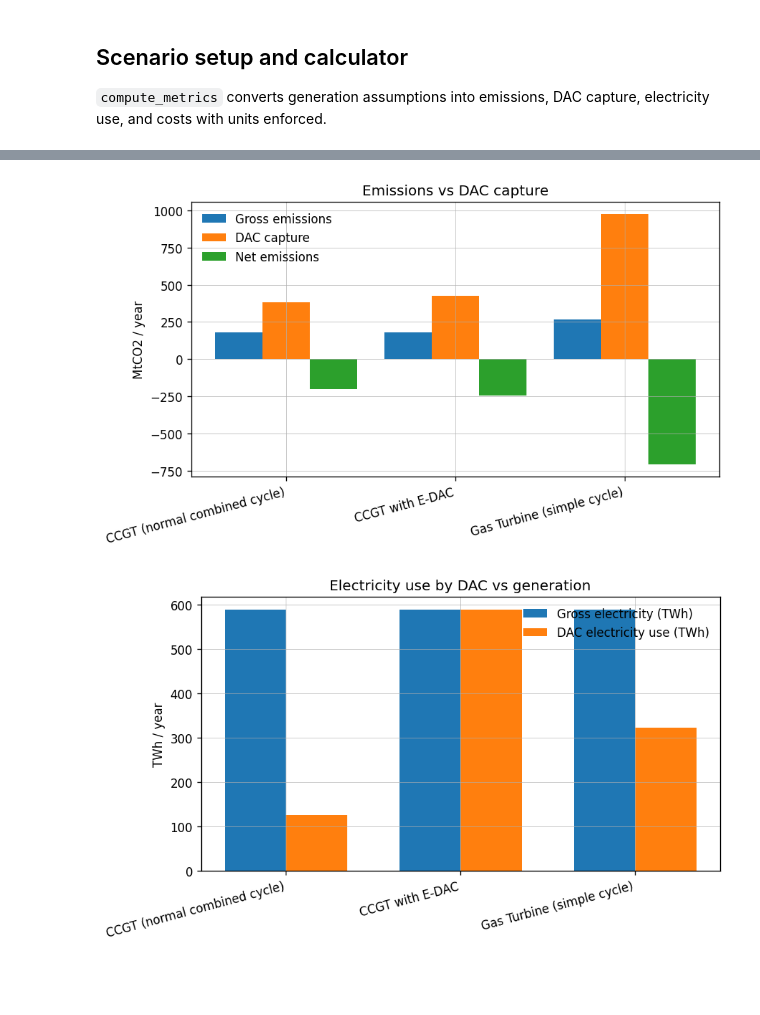
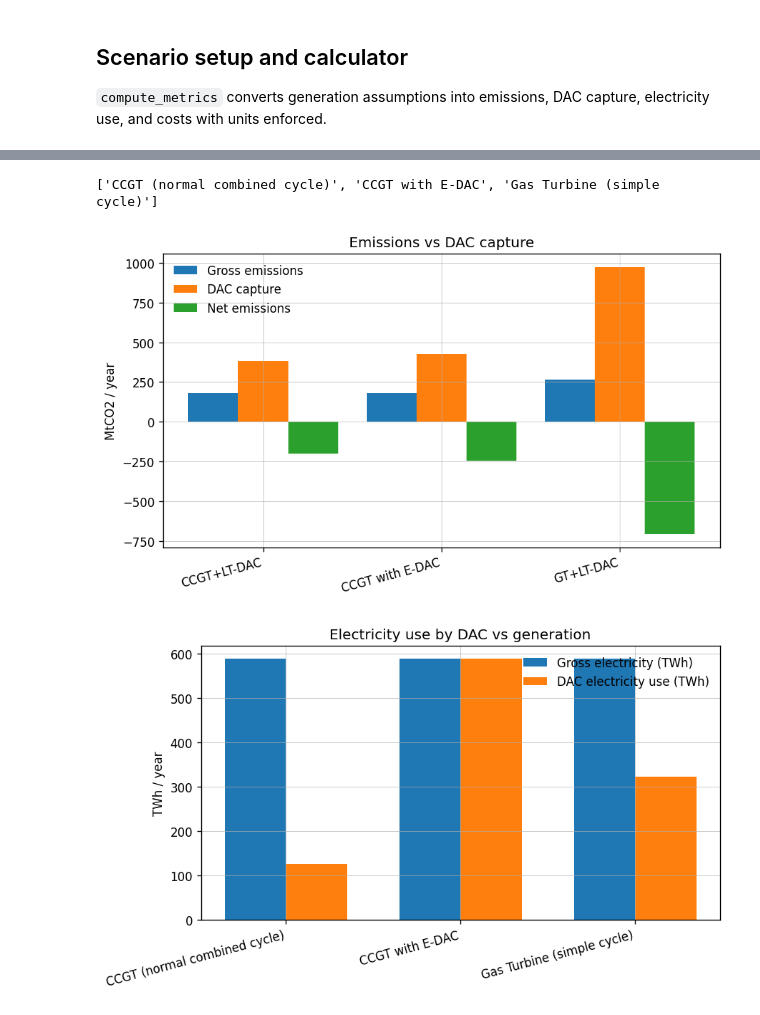
Before and after one commit to Yutong-Ren338/uk-energy-system-2050, a Jupyter notebook: nbs/Gas_techs_update.ipynb, the cells around one changed output, grey strips where cells are left out. Saved outputs shown, nothing was run; the diff lists cells and outputs as text; code cells hidden in the pictures; blank space fills up the shorter version.

```diff
--- a/nbs/Gas_techs_update.ipynb
+++ b/nbs/Gas_techs_update.ipynb
@@ -221,24 +230,35 @@ Gas tech outputs: generation, emissions, DAC capture, and cost
 | CCGT (normal combined cycle) | 588.0 | 1069.1 | 481.1 | 481.09 | 181.36 | ... |
 | CCGT with E-DAC | 588.0 | 1069.1 | 481.1 | 0.00 | 181.36 | ... |
 | Gas Turbine (simple cycle) | 588.0 | 1809.2 | 1221.2 | 1221.23 | 266.71 | ... |
+# %%
+print(list(results.index))
+# %% [output]
+['CCGT (normal combined cycle)', 'CCGT with E-DAC', 'Gas Turbine (simple cycle)']
 # %%
+results_plot = results.copy()
+results_plot.index = results_plot.index.astype(str).str.replace(
+    "CCGT (normal combined cycle)", "CCGT+LT-DAC", regex=False
+).str.replace(
+    "Gas Turbine (simple cycle)", "GT+LT-DAC", regex=False
+)
+
 fig, ax = plt.subplots()
-x = np.arange(len(results))
+x = np.arange(len(results_plot))
 width = 0.28
 
-ax.bar(x - width, results["Gas_emissions_MtCO2"], width, label="Gross emissions")
-ax.bar(x, results["DAC_capture_MtCO2"], width, label="DAC capture")
-ax.bar(x + width, results["Net_emissions_MtCO2"], width, label="Net emissions")
+ax.bar(x - width, results_plot["Gas_emissions_MtCO2"], width, label="Gross emissions")
+ax.bar(x, results_plot["DAC_capture_MtCO2"], width, label="DAC capture")
+ax.bar(x + width, results_plot["Net_emissions_MtCO2"], width, label="Net emissions")
 
 ax.set_xticks(x)
-ax.set_xticklabels(results.index, rotation=15, ha="right")
+ax.set_xticklabels(results_plot.index, rotation=15, ha="right")
 ax.set_ylabel("MtCO2 / year")
 ax.set_title("Emissions vs DAC capture")
 ax.legend()
 plt.tight_layout()
 plt.show()
 # %% [output]
-[figure, old version]
+[figure, new version]
 # %%
 fig, ax = plt.subplots()
 x = np.arange(len(results))
```
Also changed, not shown: parts of 6 cells of this notebook, 28 other files.
